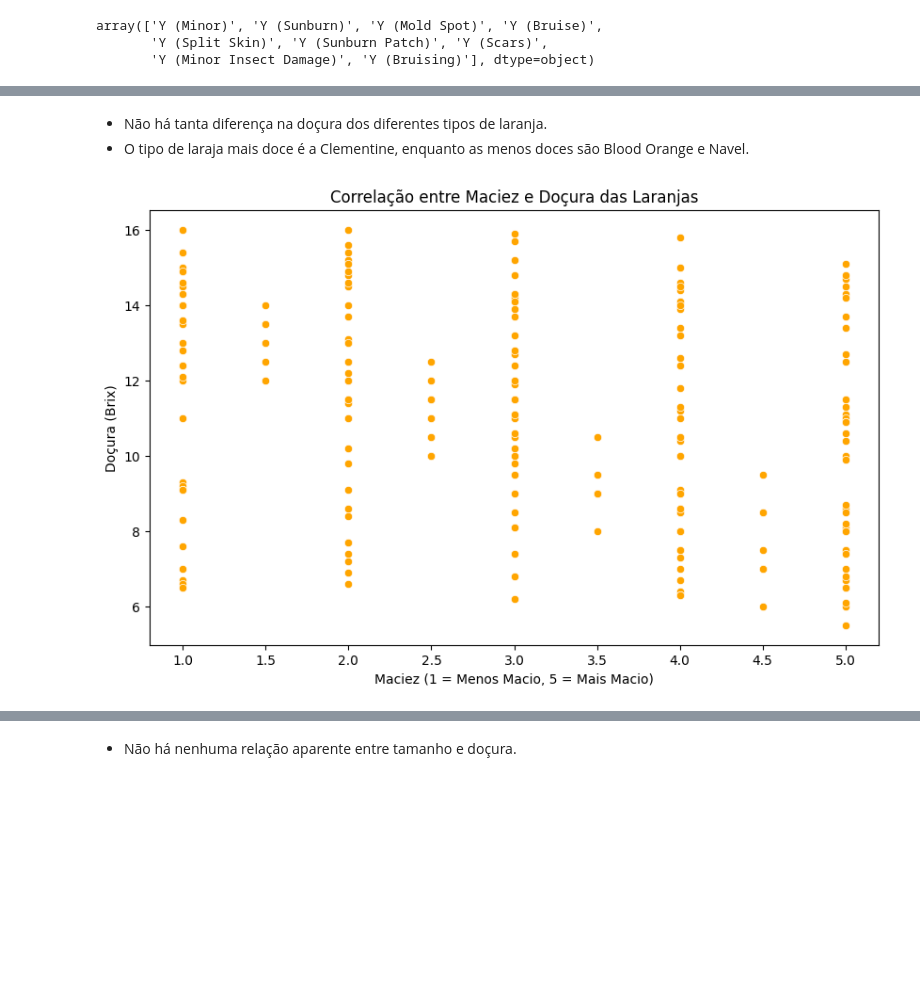
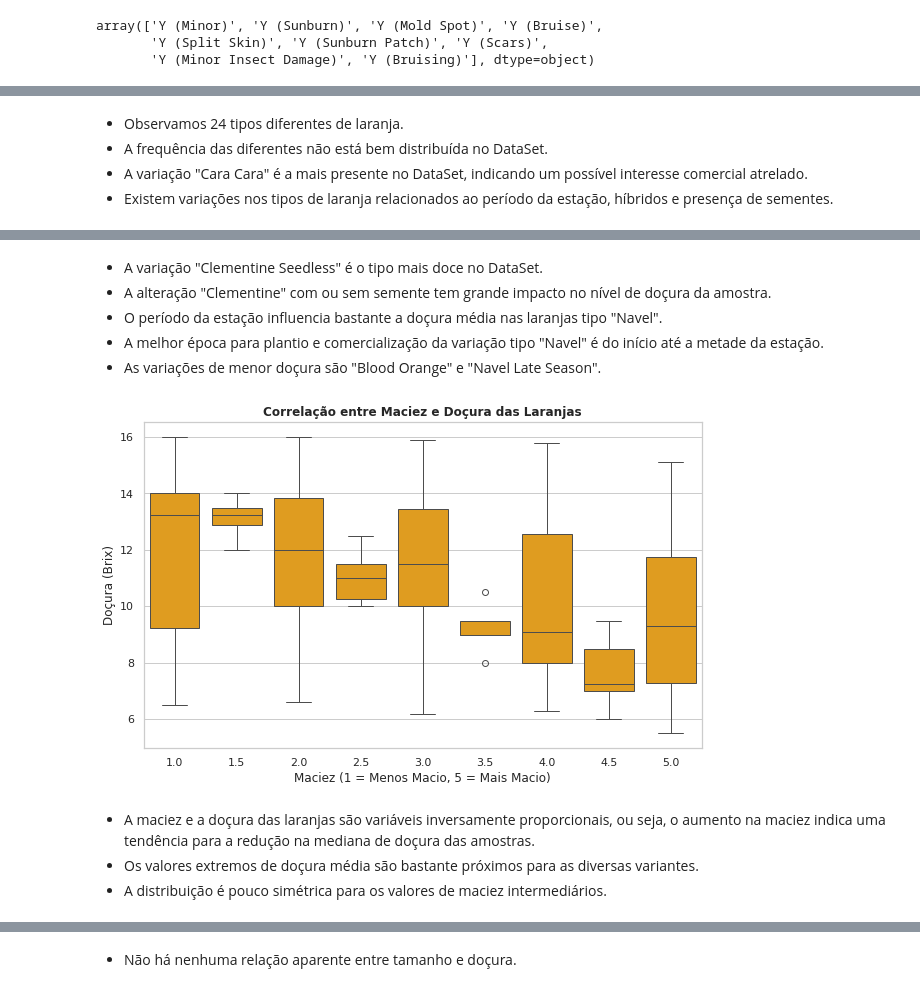
Before and after one commit to atlantico-academy/equipe7-2014.2, a Jupyter notebook: notebooks/01-exploratory_data_analysis.ipynb, the cells around one changed output, grey strips where cells are left out. Cells and saved outputs as stored; diff of their text form; code cells hidden in the pictures; blank space fills up the shorter version.

```diff
--- a/notebooks/01-exploratory_data_analysis.ipynb
+++ b/notebooks/01-exploratory_data_analysis.ipynb
@@ -199,3 +220,8 @@ plt.show()
+# %% [markdown]
+- Observamos 24 tipos diferentes de laranja.
+- A frequência das diferentes não está bem distribuída no DataSet.
+- A variação "Cara Cara" é a mais presente no DataSet, indicando um possível interesse comercial atrelado.
+- Existem variações nos tipos de laranja relacionados ao período da estação, híbridos e presença de sementes.
 # %%
 plt.figure(figsize=(10, 6))
 sns.barplot(y='Variety', x='Brix (Sweetness)', data=laranjas, color= '#FFA500', errorbar=None)
@@ -205,18 +231,25 @@ plt.xlabel('Doçura Média (Brix)')
 plt.show()
 # %% [output]
 [figure]
-# %% [markdown]
-- Não há tanta diferença na doçura dos diferentes tipos de laranja.
-- O tipo de laraja mais doce é a Clementine, enquanto as menos doces são Blood Orange e Navel.
+# %% [markdown]
+- A variação "Clementine Seedless" é o tipo mais doce no DataSet.
+- A alteração "Clementine" com ou sem semente tem grande impacto no nível de doçura da amostra.
+- O período da estação influencia bastante a doçura média nas laranjas tipo "Navel".
+- A melhor época para plantio e comercialização da variação tipo "Navel" é do início até a metade da estação.
+- As variações de menor doçura são "Blood Orange" e "Navel Late Season".
 # %%
 plt.figure(figsize=(10, 6))
-sns.scatterplot(x='Softness (1-5)', y='Brix (Sweetness)', data=laranjas, color='#FFA500')
-plt.title('Correlação entre Maciez e Doçura das Laranjas')
+sns.boxplot(x='Softness (1-5)', y='Brix (Sweetness)', data=laranjas, color='#FFA500')
+plt.title('Correlação entre Maciez e Doçura das Laranjas', fontweight='bold')
 plt.xlabel('Maciez (1 = Menos Macio, 5 = Mais Macio)')
 plt.ylabel('Doçura (Brix)')
 plt.show()
 # %% [output]
-[figure, old version]
+[figure, new version]
+# %% [markdown]
+- A maciez e a doçura das laranjas são variáveis inversamente proporcionais, ou seja, o aumento na maciez indica uma tendência para a redução na mediana de doçura das amostras.
+- Os valores extremos de doçura média são bastante próximos para as diversas variantes.
+- A distribuição é pouco simétrica para os valores de maciez intermediários.
 # %%
 plt.subplot(1, 2, 2)
 sns.scatterplot(x='Size (cm)', y='Brix (Sweetness)', data=laranjas, color='#FFA500')
```
Also changed, not shown: parts of 12 cells of this notebook.
